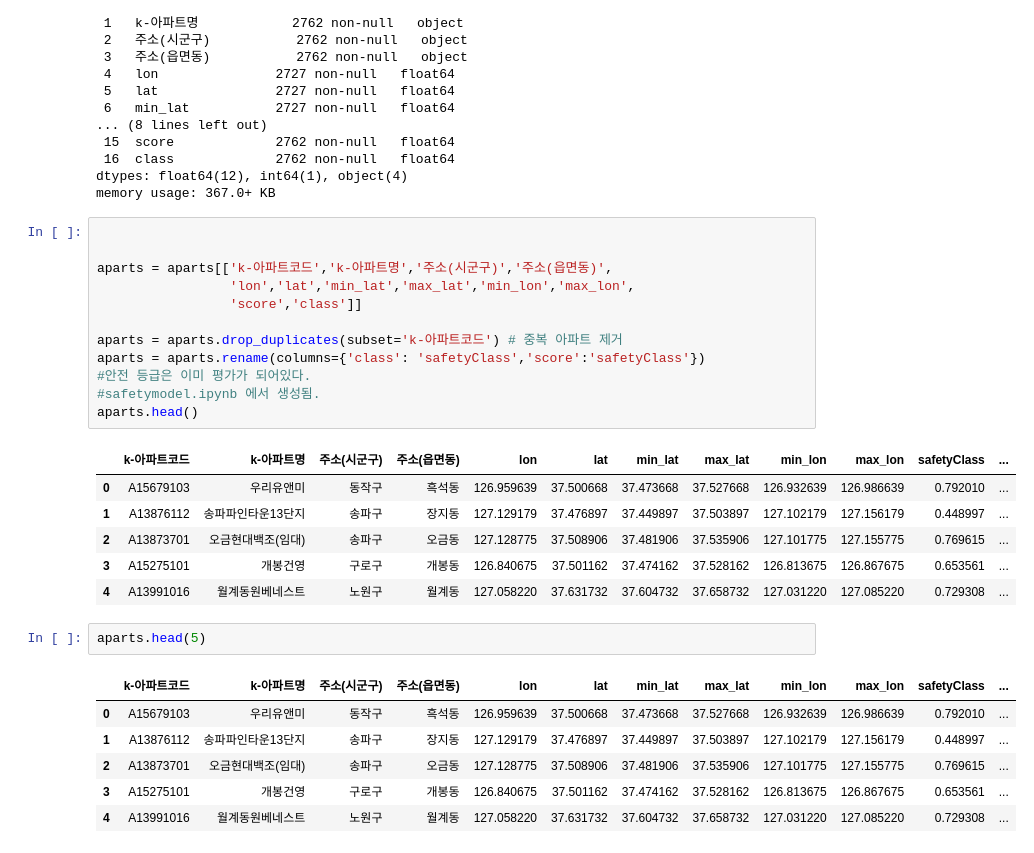
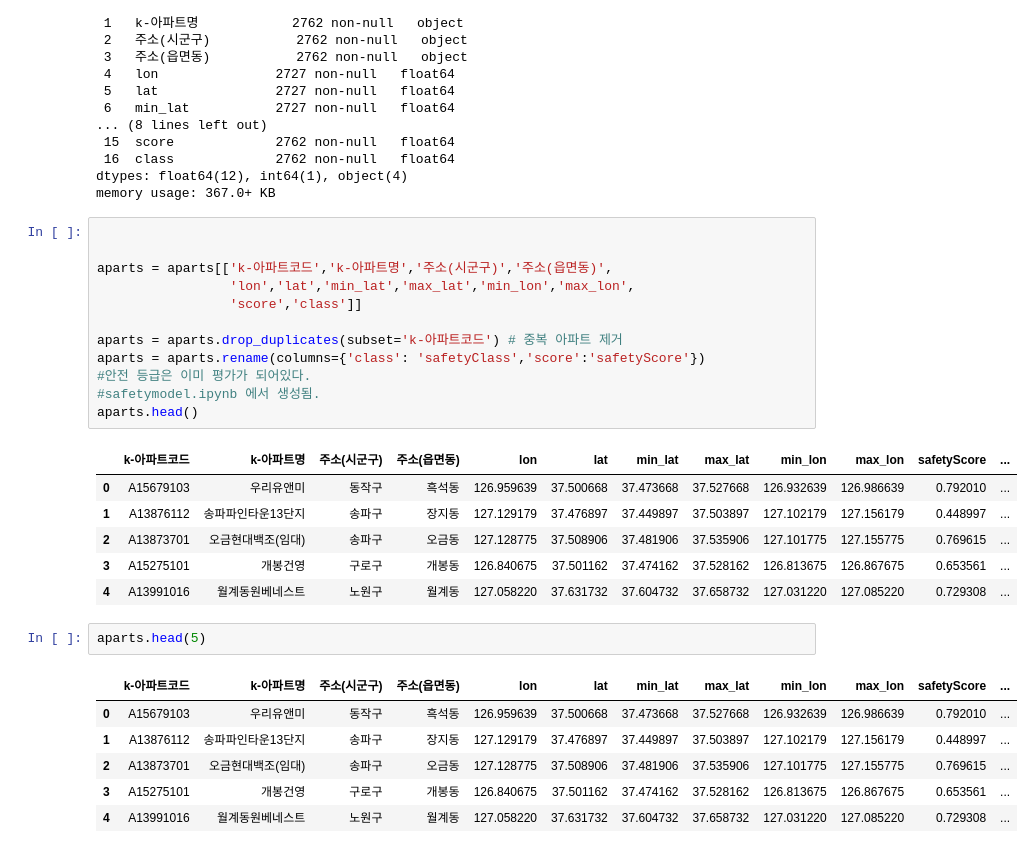
Before and after one commit to fenpon/Machine-Learning-Project1, a Jupyter notebook: mainModel.ipynb, the cells around one changed output. Cells and saved outputs as stored; diff of their text form.

```diff
--- a/mainModel.ipynb
+++ b/mainModel.ipynb
@@ -25,17 +29,17 @@ memory usage: 367.0+ KB
 # %%
 
 
 aparts = aparts[['k-아파트코드','k-아파트명','주소(시군구)','주소(읍면동)',
                  'lon','lat','min_lat','max_lat','min_lon','max_lon',
                  'score','class']]
 
 aparts = aparts.drop_duplicates(subset='k-아파트코드') # 중복 아파트 제거
-aparts = aparts.rename(columns={'class': 'safetyClass','score':'safetyClass'})
+aparts = aparts.rename(columns={'class': 'safetyClass','score':'safetyScore'})
 #안전 등급은 이미 평가가 되어있다.
 #safetymodel.ipynb 에서 생성됨.
 aparts.head()
 # %% [output]
-|  | k-아파트코드 | k-아파트명 | 주소(시군구) | 주소(읍면동) | lon | lat | min_lat | max_lat | min_lon | max_lon | safetyClass | ... |
+|  | k-아파트코드 | k-아파트명 | 주소(시군구) | 주소(읍면동) | lon | lat | min_lat | max_lat | min_lon | max_lon | safetyScore | ... |
 | 0 | A15679103 | 우리유앤미 | 동작구 | 흑석동 | 126.959639 | 37.500668 | 37.473668 | 37.527668 | 126.932639 | 126.986639 | 0.792010 | ... |
 | 1 | A13876112 | 송파파인타운13단지 | 송파구 | 장지동 | 127.129179 | 37.476897 | 37.449897 | 37.503897 | 127.102179 | 127.156179 | 0.448997 | ... |
 | 2 | A13873701 | 오금현대백조(임대) | 송파구 | 오금동 | 127.128775 | 37.508906 | 37.481906 | 37.535906 | 127.101775 | 127.155775 | 0.769615 | ... |
@@ -44,7 +48,7 @@ aparts.head()
 # %%
 aparts.head(5)
 # %% [output]
-|  | k-아파트코드 | k-아파트명 | 주소(시군구) | 주소(읍면동) | lon | lat | min_lat | max_lat | min_lon | max_lon | safetyClass | ... |
+|  | k-아파트코드 | k-아파트명 | 주소(시군구) | 주소(읍면동) | lon | lat | min_lat | max_lat | min_lon | max_lon | safetyScore | ... |
 | 0 | A15679103 | 우리유앤미 | 동작구 | 흑석동 | 126.959639 | 37.500668 | 37.473668 | 37.527668 | 126.932639 | 126.986639 | 0.792010 | ... |
 | 1 | A13876112 | 송파파인타운13단지 | 송파구 | 장지동 | 127.129179 | 37.476897 | 37.449897 | 37.503897 | 127.102179 | 127.156179 | 0.448997 | ... |
 | 2 | A13873701 | 오금현대백조(임대) | 송파구 | 오금동 | 127.128775 | 37.508906 | 37.481906 | 37.535906 | 127.101775 | 127.155775 | 0.769615 | ... |
```
Also changed, not shown: parts of 19 cells of this notebook, 9 other files.
